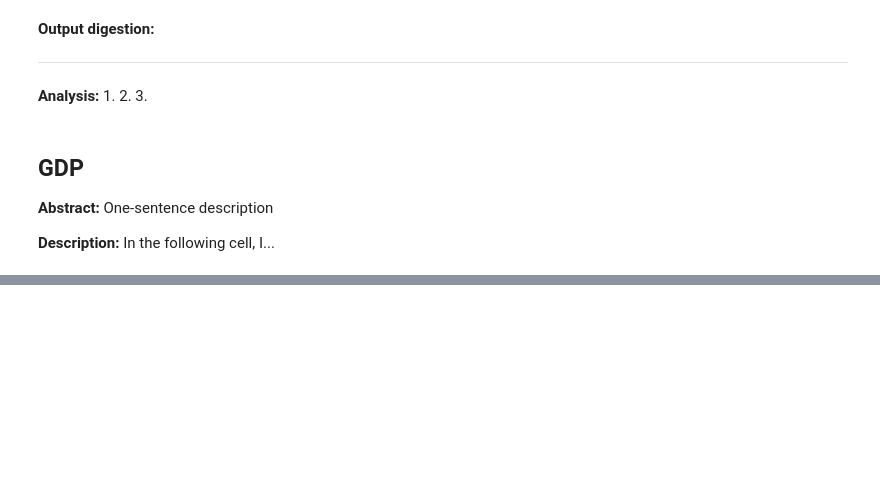
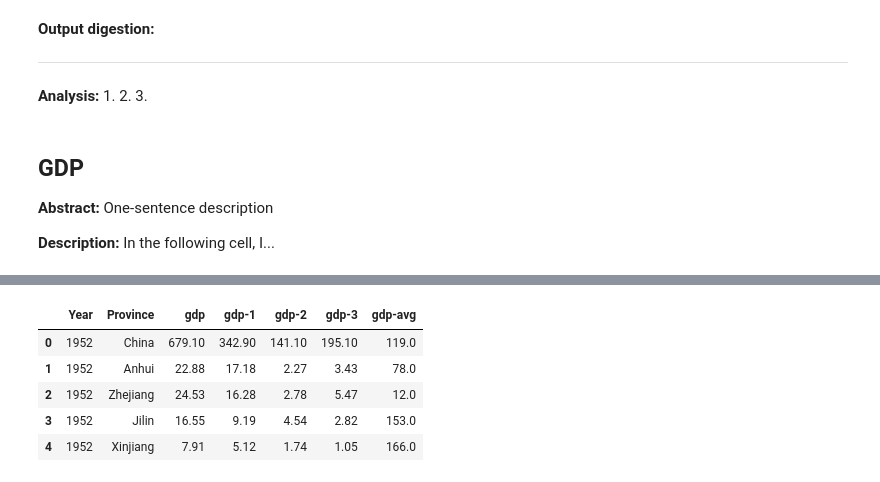
Before and after one commit to SongshGeo/Water-Allocation-Institution, a Jupyter notebook: notebooks/01_DatasetClean.ipynb, the cells around one changed output, grey strips where cells are left out. Drawn from its saved outputs; the diff is of its cells as text; code cells hidden in the pictures; blank space fills up the shorter version.

```diff
--- a/notebooks/01_DatasetClean.ipynb
+++ b/notebooks/01_DatasetClean.ipynb
@@ -337,0 +288,22 @@ len(merged_data.Province.unique())
+# %%
+used_cols = {
+    '年度标识': 'Year',
+    '省份名称': 'Province',
+    '地区生产总值': 'gdp',
+    '地区生产总值－第一产业': 'gdp-1',
+    '地区生产总值－第二产业': 'gdp-2',
+    '地区生产总值－第三产业': 'gdp-3',
+    '人均地区生产总值': 'gdp-avg'
+}
+
+used_gdp = pd.DataFrame()
+for col in used_cols:
+    used_gdp[used_cols[col]] = gdp[col]
+used_gdp.head()
+# %% [output]
+|  | Year | Province | gdp | gdp-1 | gdp-2 | gdp-3 | gdp-avg |
+| 0 | 1952 | China | 679.10 | 342.90 | 141.10 | 195.10 | 119.0 |
+| 1 | 1952 | Anhui | 22.88 | 17.18 | 2.27 | 3.43 | 78.0 |
+| 2 | 1952 | Zhejiang | 24.53 | 16.28 | 2.78 | 5.47 | 12.0 |
+| 3 | 1952 | Jilin | 16.55 | 9.19 | 4.54 | 2.82 | 153.0 |
+| 4 | 1952 | Xinjiang | 7.91 | 5.12 | 1.74 | 1.05 | 166.0 |
```
Also changed, not shown: parts of 11 cells of this notebook, 5 other files.
